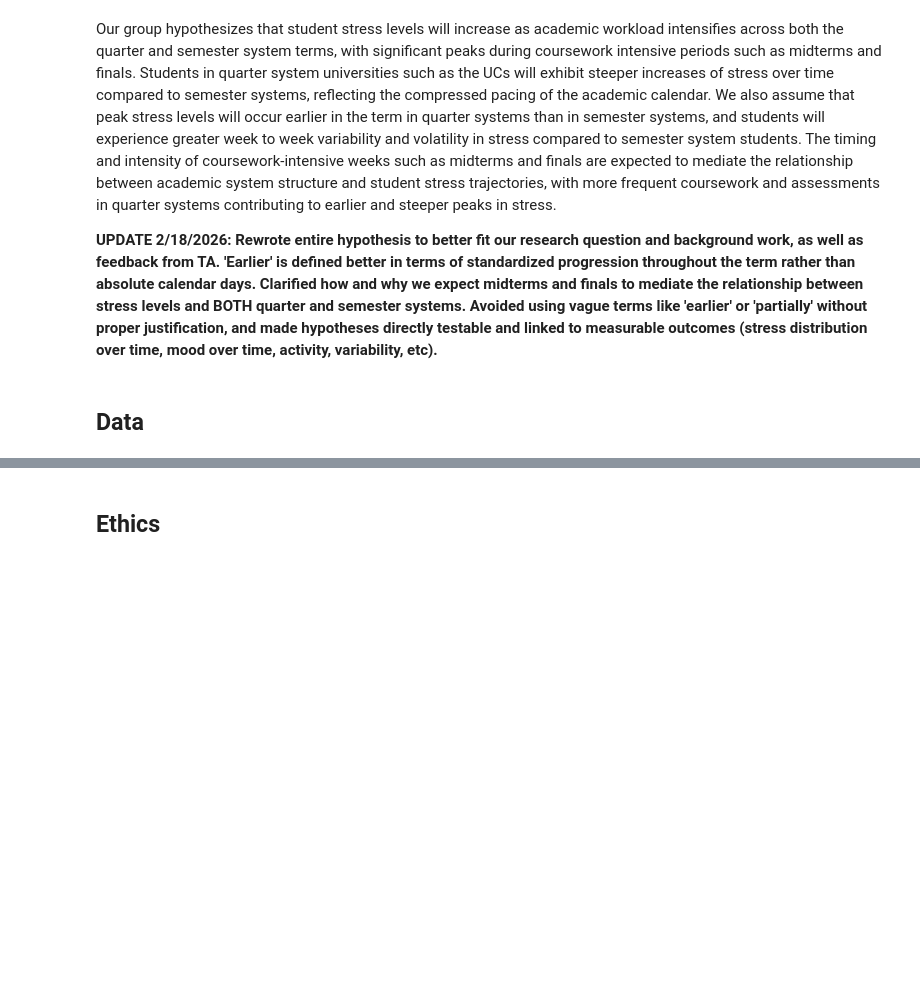
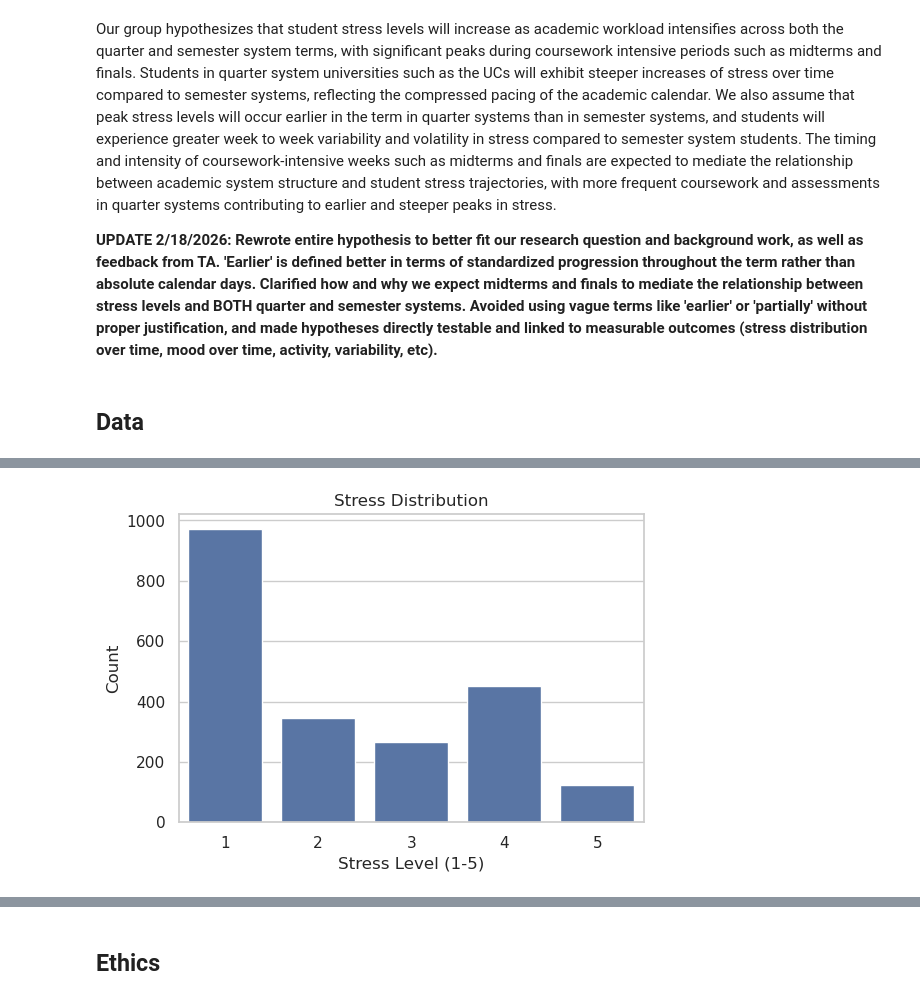
Before and after one commit to dieffio/Group054_WI26, a Jupyter notebook: 02-EDACheckpoint.ipynb, the cells around one changed output, grey strips where cells are left out. Cells and saved outputs as stored; diff of their text form; code cells hidden in the pictures; blank space fills up the shorter version.

```diff
--- a/02-EDACheckpoint.ipynb
+++ b/02-EDACheckpoint.ipynb
@@ -146,0 +469,11 @@ Some more words and stuff.  Remember notebooks work best if you interleave the c
+# %%
+# distribution of stress among the 48 student EMA responses
+
+plt.figure(figsize=(6,4))
+sns.countplot(x="stress", data=df_all)
+plt.title("Stress Distribution")
+plt.xlabel("Stress Level (1-5)")
+plt.ylabel("Count")
+plt.show()
+# %% [output]
+[figure, added]
```
Also changed, not shown: parts of 32 cells of this notebook.
